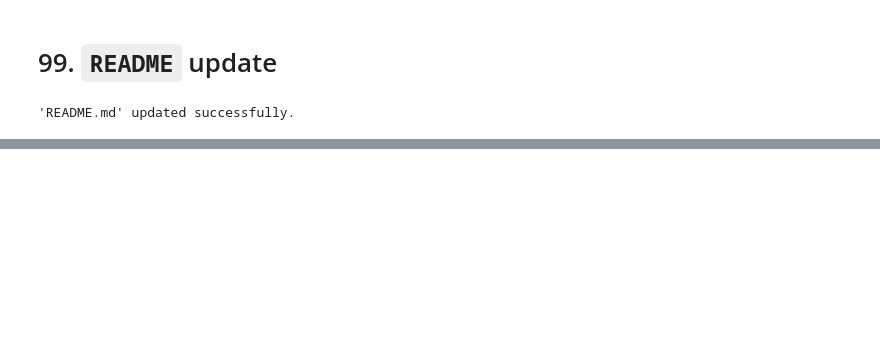
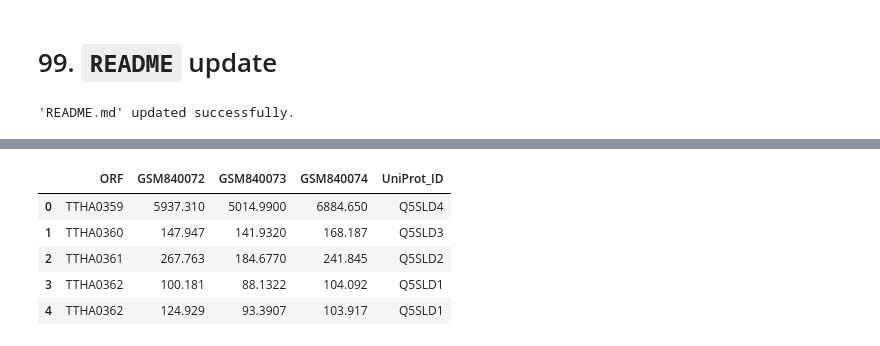
Before and after one commit to alibekk93/RNA-seq_IDP_TT, a Jupyter notebook: RNA_seq_T_thermophilus.ipynb, the cells around one changed output, grey strips where cells are left out. Saved outputs shown, nothing was run; the diff lists cells and outputs as text; code cells hidden in the pictures; blank space fills up the shorter version.

```diff
--- a/RNA_seq_T_thermophilus.ipynb
+++ b/RNA_seq_T_thermophilus.ipynb
@@ -507,0 +475,5 @@ None
+# %%
+expr_wt_annotated = pd.read_csv('data/expr_data_annotated.csv')
+# %%
+uniprot_kegg_mapping = pd.read_csv('data/uniprot_to_kegg_mapping.csv')
+uniprot_kegg_mapping.head()
@@ -507,0 +487,11 @@ None
+# %%
+# match ORF with UniProt_ID using mapping
+expr_wt_annotated = expr_wt_annotated.merge(uniprot_kegg_mapping, left_on='ORF', right_on='KEGG_ID', how='left').drop(columns=['KEGG_ID'])
+test.head()
+# %% [output]
+|  | ORF | GSM840072 | GSM840073 | GSM840074 | UniProt_ID |
+| 0 | TTHA0359 | 5937.310 | 5014.9900 | 6884.650 | Q5SLD4 |
+| 1 | TTHA0360 | 147.947 | 141.9320 | 168.187 | Q5SLD3 |
+| 2 | TTHA0361 | 267.763 | 184.6770 | 241.845 | Q5SLD2 |
+| 3 | TTHA0362 | 100.181 | 88.1322 | 104.092 | Q5SLD1 |
+| 4 | TTHA0362 | 124.929 | 93.3907 | 103.917 | Q5SLD1 |
```
Also changed, not shown: parts of 11 cells of this notebook.
